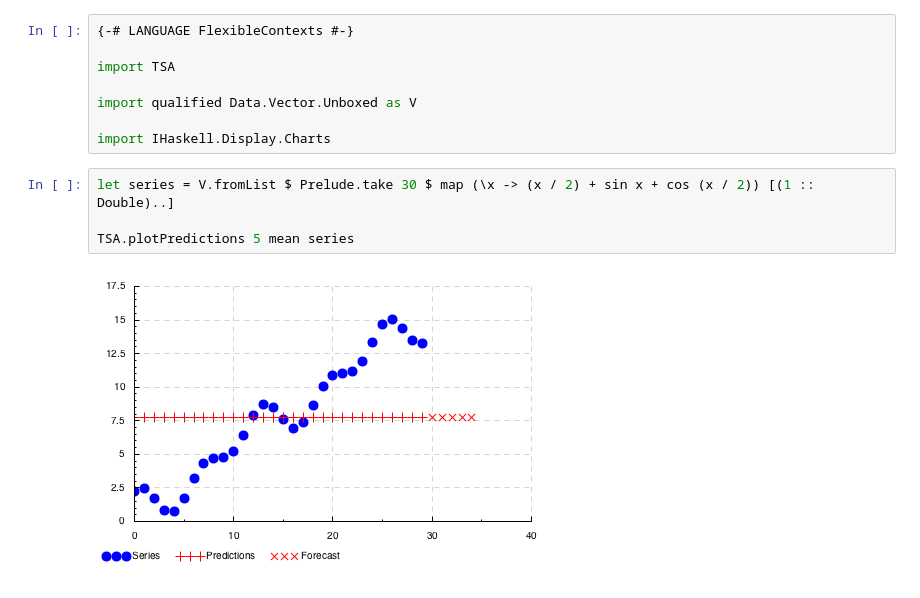
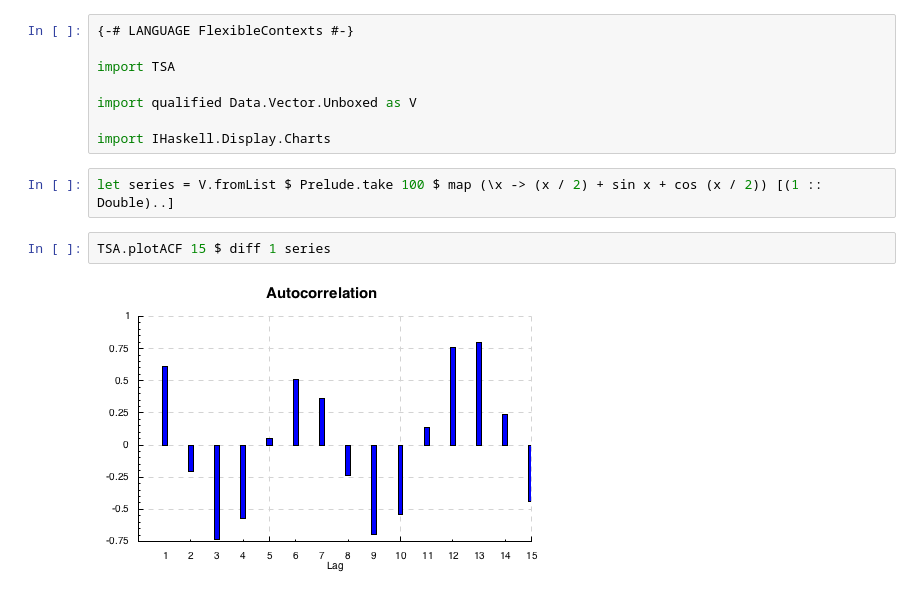
Before and after one commit to dzhus/tsa, a Jupyter notebook: notebooks/TSA.ipynb, the cells around one changed output. Saved outputs shown, nothing was run; the diff lists cells and outputs as text.

```diff
--- a/notebooks/TSA.ipynb
+++ b/notebooks/TSA.ipynb
@@ -7,8 +7,8 @@ import qualified Data.Vector.Unboxed as V
 
 import IHaskell.Display.Charts
 # %%
-let series = V.fromList $ Prelude.take 30 $ map (\x -> (x / 2) + sin x + cos (x / 2)) [(1 :: Double)..]
-
-TSA.plotPredictions 5 mean series
+let series = V.fromList $ Prelude.take 100 $ map (\x -> (x / 2) + sin x + cos (x / 2)) [(1 :: Double)..]
-# %% [output]
-[figure, removed]
+# %%
+TSA.plotACF 15 $ diff 1 series
+# %% [output]
+[figure, added]
```
Also changed, not shown: parts of 2 cells of this notebook, 1 other file.
